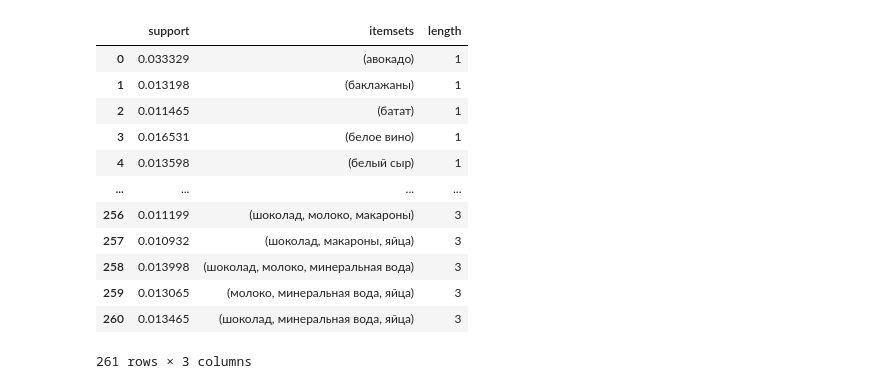
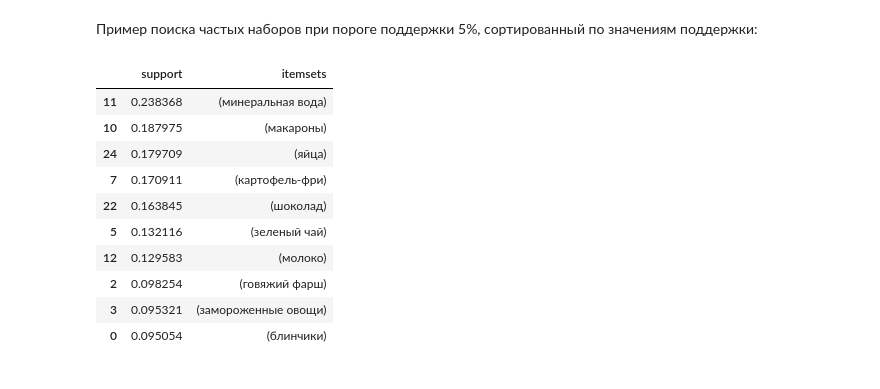
Before and after one commit to gamingKenku/analytical-info-processing-tech, a Jupyter notebook: lab1/apriori lab.ipynb, the cells around one changed output. Saved outputs shown, nothing was run; the diff lists cells and outputs as text; code cells hidden in the pictures.

```diff
--- a/lab1/apriori lab.ipynb
+++ b/lab1/apriori lab.ipynb
@@ -27,29 +48,49 @@ import matplotlib.pyplot as plt
 # %%
-# Чтение набора из файла и преобразование в список python
-df = pd.read_csv('baskets.csv', header=None)
-df = df.values.tolist()
-df = [[x for x in l if str(x) != 'nan'] for l in df]
+# Перечисление методов сортировки
+class SortMethod(enum.Enum):
+    by_support = 'support'
+    by_itemsets = 'itemsets'
 
-# Преобразование датасета для использования в алгоритме
-te = TransactionEncoder()
-te_ary = te.fit(df).transform(df)
-df = pd.DataFrame(te_ary, columns=te.columns_)
+def freq_itemsets(df: pd.DataFrame, min_support: float, sort_method: SortMethod=SortMethod.by_support):
+    def sort_by_support(df: pd.DataFrame):
+        return df.sort_values('support', ascending=False)
 
-# Выполнение алгоритма при пороговом значении поддержки 1%
-apr_df = apriori(df, 0.01, use_colnames=True)
-apr_df['length'] = apr_df['itemsets'].apply(lambda x: len(x))
-apr_df
+    def sort_by_itemsets(df: pd.DataFrame):
+        return df.sort_values('itemsets')
+
+    SORT_METHODS = {
+        SortMethod.by_itemsets: sort_by_itemsets,
+        SortMethod.by_support: sort_by_support
+    }
+
+    # Преобразование датасета для использования в алгоритме
+    df = df.values.tolist()
+    df = [[x for x in l if str(x) != 'nan'] for l in df]
+    te = TransactionEncoder()
+    te_ary = te.fit(df).transform(df)
+    df = pd.DataFrame(te_ary, columns=te.columns_)
+
+    # Выполнение алгоритма
+    apr_df = apriori(df, min_support, use_colnames=True)
+
+    # Сортировка заданным методом
+    apr_df = SORT_METHODS[sort_method](apr_df)
+
+    return apr_df
-# %% [output]
-|  | support | itemsets | length |
-| 0 | 0.033329 | (авокадо) | 1 |
-| 1 | 0.013198 | (баклажаны) | 1 |
-| 2 | 0.011465 | (батат) | 1 |
-| 3 | 0.016531 | (белое вино) | 1 |
-| 4 | 0.013598 | (белый сыр) | 1 |
-| ... | ... | ... | ... |
-| 256 | 0.011199 | (шоколад, молоко, макароны) | 3 |
-| 257 | 0.010932 | (шоколад, макароны, яйца) | 3 |
-| 258 | 0.013998 | (шоколад, молоко, минеральная вода) | 3 |
-| 259 | 0.013065 | (молоко, минеральная вода, яйца) | 3 |
-| 260 | 0.013465 | (шоколад, минеральная вода, яйца) | 3 |
-261 rows × 3 columns
+# %% [markdown]
+Пример поиска частых наборов при пороге поддержки 5%, сортированный по значениям поддержки:
+# %%
+supp_sorted_df = freq_itemsets(df, 0.05, SortMethod.by_support).head(10)
+supp_sorted_df
+# %% [output]
+|  | support | itemsets |
+| 11 | 0.238368 | (минеральная вода) |
+| 10 | 0.187975 | (макароны) |
+| 24 | 0.179709 | (яйца) |
+| 7 | 0.170911 | (картофель-фри) |
+| 22 | 0.163845 | (шоколад) |
+| 5 | 0.132116 | (зеленый чай) |
+| 12 | 0.129583 | (молоко) |
+| 2 | 0.098254 | (говяжий фарш) |
+| 3 | 0.095321 | (замороженные овощи) |
+| 0 | 0.095054 | (блинчики) |
```
Also changed, not shown: parts of 12 cells of this notebook.
